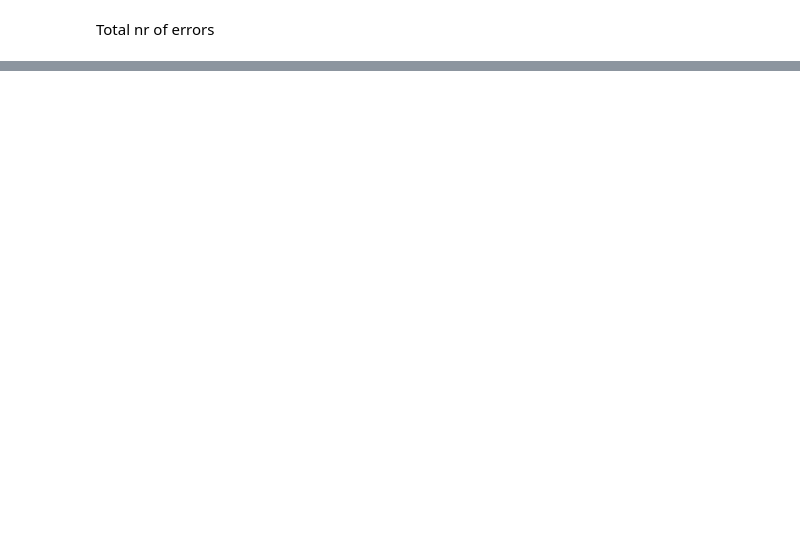
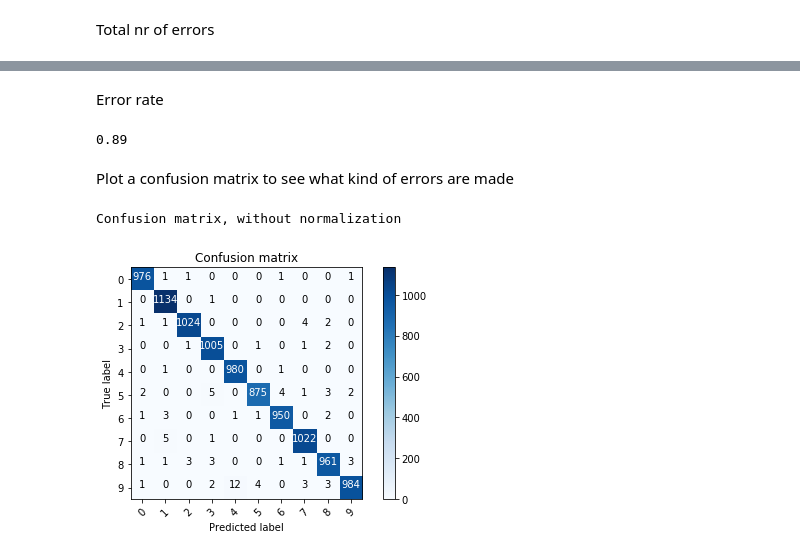
Before and after one commit to tueimage/SE2CNN, a Jupyter notebook: demo/mnist.ipynb, the cells around one changed output, grey strips where cells are left out. Cells and saved outputs as stored; diff of their text form; code cells hidden in the pictures; blank space fills up the shorter version.

```diff
--- a/demo/mnist.ipynb
+++ b/demo/mnist.ipynb
@@ -170,15 +384,0 @@ TensorShape([Dimension(None), Dimension(1), Dimension(1), Dimension(120)])
-# %%
-with tf.variable_scope("Layer_{}".format(4)) as _scope:
-    ## Settings
-    Nc_out = 84
-
-    ## Perform convolution-max pooling-relu
-    # 2D convolution layer (fully connected)
-    tensor_out, kernels_raw = se2cnn.layers.z2_z2( tensor_in , [1,1,Nc_in,Nc_out])
-
-    # ReLU
-    tensor_out = tf.nn.relu(tensor_out)
-
-    ## Prepare for the next layer
-    tensor_in = tensor_out
-    Nc_in = Nc_out
@@ -216,3 +424,13 @@ TensorShape([Dimension(None), Dimension(10)])
 # %%
 # Cross-entropy loss
 loss = tf.losses.sparse_softmax_cross_entropy(labels=labels_ph, logits=logits)
+# %%
+#-- Define the l2 loss
+weightDecay=5e-4
+# Get the raw kernels
+variables_wd = tf.get_collection('raw_kernels')
+print('-----')
+print('RAW kernel shapes:')
+for v in variables_wd: print( "[{}]: {}, total nr of weights = {}".format(v.name, v.get_shape(), size_of(v)))
+print('-----')
+loss_l2 = weightDecay*sum([tf.nn.l2_loss(ker) for ker in variables_wd])
@@ -219,7 +446,7 @@ loss = tf.losses.sparse_softmax_cross_entropy(labels=labels_ph, logits=logits)
 # %%
 # Configure the Training Op (for TRAIN mode)
-#optimizer = tf.train.GradientDescentOptimizer(learning_rate=0.001)
 optimizer = tf.train.AdamOptimizer(learning_rate=0.001)
+
 train_op = optimizer.minimize(
-    loss=loss,
+    loss=loss + loss_l2,
     global_step=tf.train.get_global_step())
@@ -235,7 +465,7 @@ session.run(initializer)
 # %% [markdown]
 In each epoch we pass over all input samples in batch sizes of batch_size
 # %%
-batch_size=128
+batch_size=100
 n_epochs=10
 # %% [markdown]
 Loop over the input stack in batch of size "batch_size".
@@ -300,0 +531,14 @@ Total nr of errors
+# %% [markdown]
+Error rate
+# %%
+100*((labels_pred - eval_labels)**2>0).astype(float).mean()
+# %% [output]
+0.89
+# %% [markdown]
+Plot a confusion matrix to see what kind of errors are made
+# %%
+cm = confusion_matrix(eval_labels, labels_pred)
+plot_confusion_matrix(cm, range(10))
+# %% [output]
+Confusion matrix, without normalization
+[figure, added]
```
Also changed, not shown: parts of 57 cells of this notebook, 1 other file.
